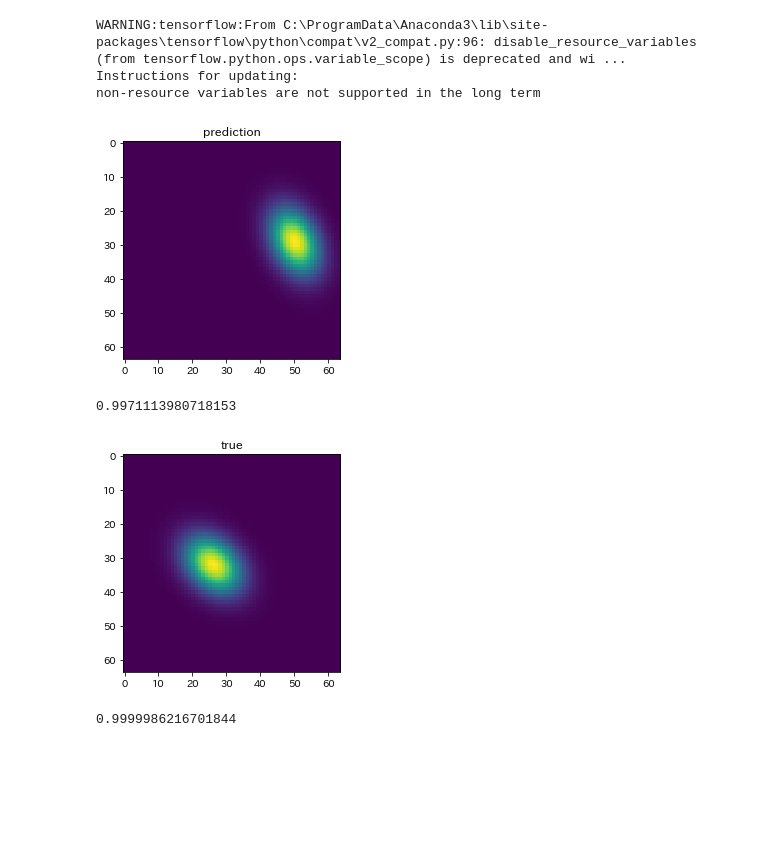
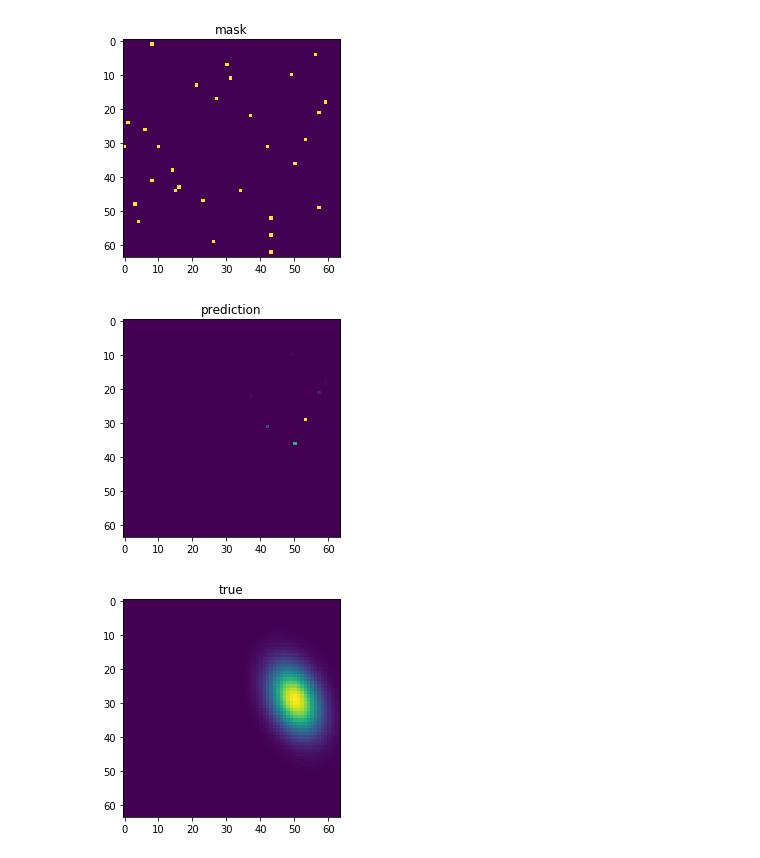
Before and after one commit to NagayoshiKotaro-wakayama-u/PartialConvolution, a Jupyter notebook: histKLgradient_test.ipynb, the cells around one changed output. Drawn from its saved outputs; the diff is of its cells as text; code cells hidden in the pictures; blank space fills up the shorter version.

```diff
--- a/histKLgradient_test.ipynb
+++ b/histKLgradient_test.ipynb
@@ -1,15 +1,10 @@
 # %%
-import tensorflow.compat.v1 as tf
-tf.disable_v2_behavior()
+import tensorflow as tf
 import numpy as np
 import os
 import matplotlib as mpl
 # mpl.use('Agg')
 import matplotlib.pyplot as plt
-# %% [output]
-WARNING:tensorflow:From C:\ProgramData\Anaconda3\lib\site-packages\tensorflow\python\compat\v2_compat.py:96: disable_resource_variables (from tensorflow.python.ops.variable_scope) is deprecated and wi ...
-Instructions for updating:
-non-resource variables are not supported in the long term
 # %%
 sess = tf.Session()
 
@@ -25,27 +20,41 @@ def gaussian(x,sigma,mu):
 # %%
 X, Y = np.meshgrid(np.arange(0, 64, 1), np.arange(0, 64, 1)) # X座標,Y座標
 
+dataNum = 30
 
+# マスク画像
+mask_X = [int(64*i) for i in [np.random.rand() for _ in range(dataNum)]]
+mask_Y = [int(64*i) for i in [np.random.rand() for _ in range(dataNum)]]
+
+mask = np.zeros([64,64])
+for i,j in zip(mask_X,mask_Y):
+    mask[i,j] = 1
+plt.imshow(mask)
+plt.title("mask")
+plt.show()
+
+# 予測画像
 img = np.reshape(gaussian(np.c_[X.ravel(),Y.ravel()], np.array([[24,10],[10,42]]), [50,29]),[64,64])
 # img = np.ones([64,64])/4096
 plt.imshow(img)
+plt.imshow(img*mask)
 plt.title("prediction")
 plt.show()
-print(np.sum(img))
+# print(np.sum(img))
 x = tf.Variable(img[np.newaxis,:,:,np.newaxis]) #予測値
 
 
-img = np.reshape(gaussian(np.c_[X.ravel(),Y.ravel()], np.array([[32,10],[10,32]]), [26,32]),[64,64])
+# 真値画像
+# img = np.reshape(gaussian(np.c_[X.ravel(),Y.ravel()], np.array([[32,10],[10,32]]), [26,32]),[64,64])
 plt.imshow(img)
 plt.title("true")
 plt.show()
-print(np.sum(img))
+# print(np.sum(img))
 y = tf.Variable(img[np.newaxis,:,:,np.newaxis]) #真値
 # %% [output]
-[figure, old version]
+[figure, new version]
-0.9971113980718153
-[figure, old version]
+[figure, new version]
-0.9999986216701844
+[figure, added]
 # %%
 def compKL(p1,p2,smallV=1e-10):
     kl = tf.reduce_sum(p1*(tf.math.log(p1+smallV) - tf.math.log(p2+smallV)))
```
Also changed, not shown: parts of 3 cells of this notebook.
